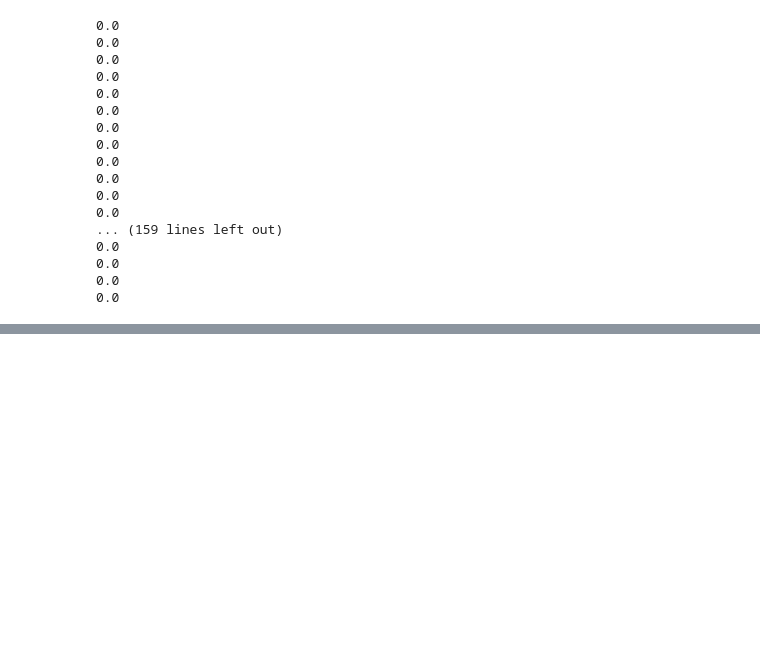
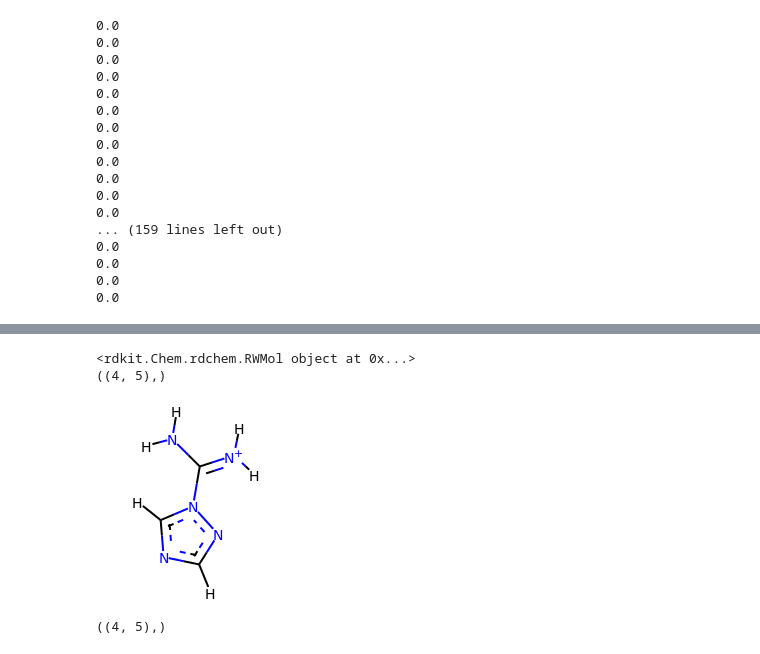
Before and after one commit to slochower/openforcefield, a Jupyter notebook: examples/forcefield_modification/Forcefield_Test.ipynb, the cells around one changed output, grey strips where cells are left out. Drawn from its saved outputs; the diff is of its cells as text; code cells hidden in the pictures; blank space fills up the shorter version.

```diff
--- a/examples/forcefield_modification/Forcefield_Test.ipynb
+++ b/examples/forcefield_modification/Forcefield_Test.ipynb
@@ -728,0 +1168,3 @@ for atom in oemols_tripos[0].GetAtoms():
+# %%
+rdkmol = Chem.MolFromSmiles("[H]c1nc([H])n(C(N([H])[H])=[N+]([H])[H])n1", sanitize = False)
+forcefield_rdk.getSMIRKSMatches_RDKMol(rdkmol, "[*:1]~[#7a:2]:[#6a:3]~[*:4]")
@@ -728,0 +1182,40 @@ for atom in oemols_tripos[0].GetAtoms():
+# %%
+
+mol_filename = "/home/shuwang/1800.mol2"
+
+istream = oechem.oemolistream(mol_filename)
+mol = oechem.OEMol()
+flavor = oechem.OEIFlavor_Generic_Default | oechem.OEIFlavor_MOL2_Default | oechem.OEIFlavor_MOL2_Forcefield
+istream.SetFlavor( oechem.OEFormat_MOL2, flavor)
+oemols_tripos = []
+while oechem.OEReadMolecule(istream, mol):
+    oechem.OETriposAtomNames(mol)
+    oemols_tripos.append(oechem.OEMol(mol))
+istream.close()
+
+
+
+# ofs = oemolostream("/home/shuwang/out.sdf")
+# ofs.SetFormat(OEFormat_SDF)
+
+import pickle
+for mol in oemols_tripos:
+
+    oemol = mol
+    rdkmol = oemol_to_rdkmol(oemol)
+    rdkmol.UpdatePropertyCache(strict=False)
+    Chem.GetSSSR(rdkmol)
+    print(rdkmol)
+    pickle.dump(rdkmol.GetMol(),  open( "/home/shuwang/1800.pkl", "wb" ))
+print(rdkmol.GetSubstructMatches(Chem.MolFromSmarts("[#7:1]:[#7:2]")))
+x = Draw.MolsToGridImage([rdkmol], kekulize = False)
+display(x)
+# %% [output]
+<rdkit.Chem.rdchem.RWMol object at 0x...>
+((4, 5),)
+[figure, added]
+# %%
+favorite_color = pickle.load( open( "/home/shuwang/1800.pkl", "rb" ) )
+print(favorite_color.GetSubstructMatches(Chem.MolFromSmarts("[#7:1]:[#7:2]")))
+# %% [output]
+((4, 5),)
```
Also changed, not shown: parts of 13 cells of this notebook.
